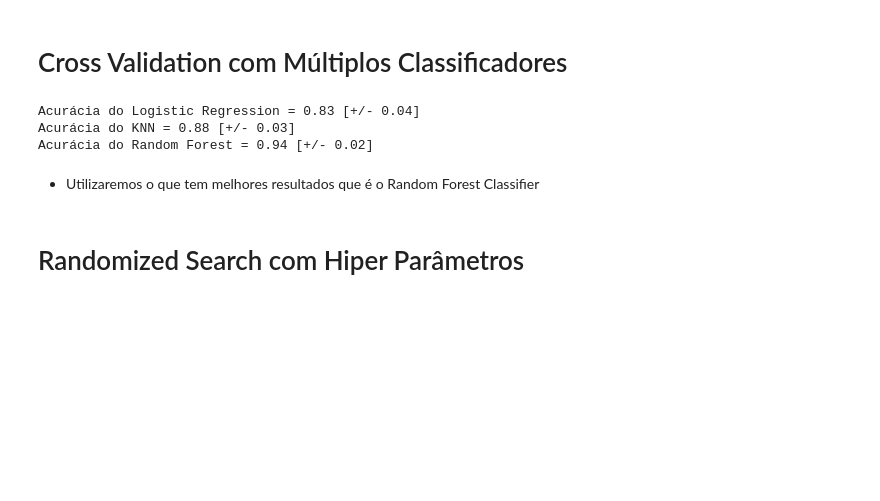
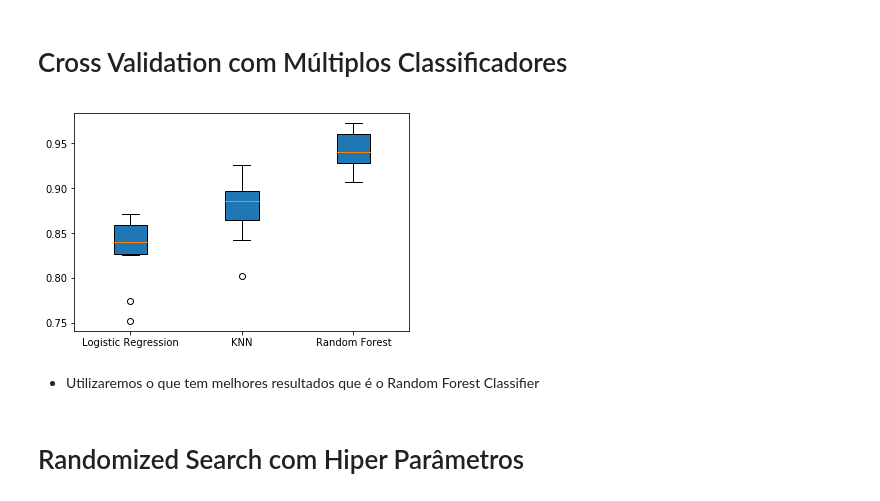
Before and after one commit to millerraycell/Team-Miracle_Machine-Learning, a Jupyter notebook: Notebook Treinado + Dataset/Dados Protótipos 2.ipynb, the cells around one changed output. Saved outputs shown, nothing was run; the diff lists cells and outputs as text; code cells hidden in the pictures; blank space fills up the shorter version.

```diff
--- a/Notebook Treinado + Dataset/Dados Protótipos 2.ipynb
+++ b/Notebook Treinado + Dataset/Dados Protótipos 2.ipynb
@@ -123,19 +90,25 @@ from sklearn.linear_model import LogisticRegression
 from sklearn.neighbors import KNeighborsClassifier
 from sklearn.model_selection import cross_val_score
 # %%
-import scipy.stats as st
-classifiers = [LogisticRegression(solver='lbfgs',multi_class="multinomial",random_state=42,n_jobs=-1),KNeighborsClassifier(n_jobs=-1),RandomForestClassifier(n_estimators=100,verbose=0,n_jobs=-1)]
+l=[]
+
+classifiers = [LogisticRegression(solver='lbfgs',multi_class="multinomial",random_state=42,n_jobs=-1),
+               KNeighborsClassifier(n_jobs=-1),
+               RandomForestClassifier(n_estimators=100,verbose=0,n_jobs=-1)]
+
 names = ["Logistic Regression","KNN","Random Forest"]
+
 def train_and_test(clf, name):
     scores = cross_val_score(clf, x_train, y_train, cv=10)
-    print('Acurácia do %s = %.2f [+/- %.2f]' % (name, scores.mean(), scores.std()))
+    l.append(scores)
 
 for name, clf in zip(names, classifiers):
     train_and_test(clf, name);
+
+
+fig = plt.boxplot(l,patch_artist=True,labels=names);
 # %% [output]
-Acurácia do Logistic Regression = 0.83 [+/- 0.04]
-Acurácia do KNN = 0.88 [+/- 0.03]
-Acurácia do Random Forest = 0.94 [+/- 0.02]
+[figure, added]
 # %% [markdown]
 * Utilizaremos o que tem melhores resultados que é o Random Forest Classifier
 # %% [markdown]
```
Also changed, not shown: parts of 22 cells of this notebook, 1 other file.
